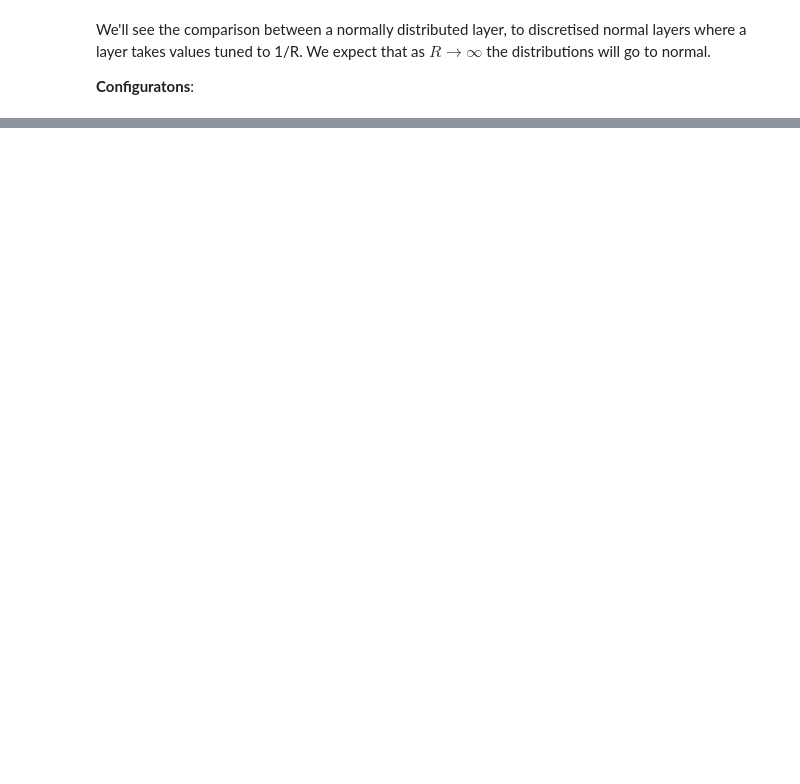
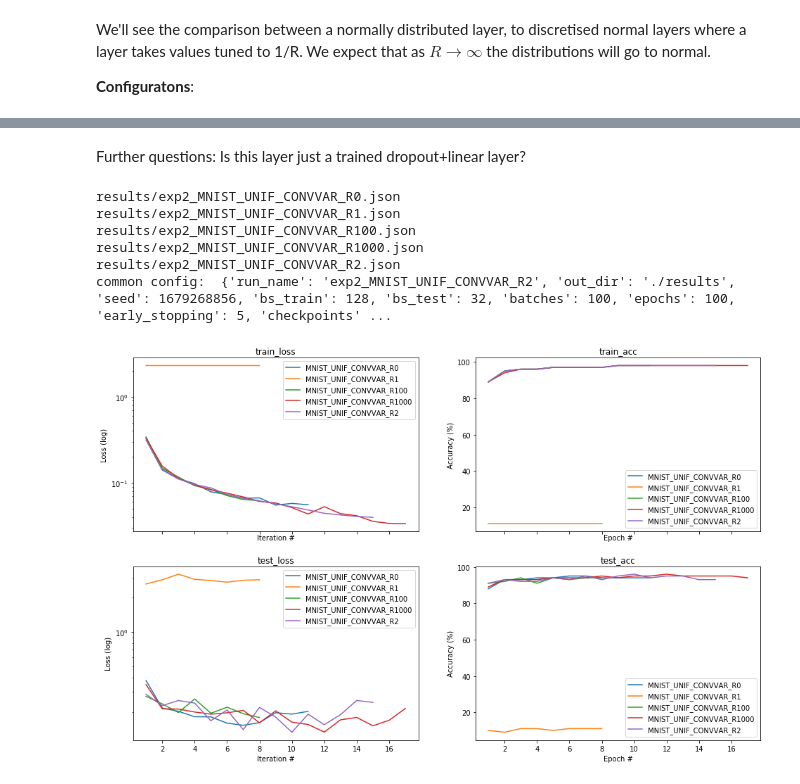
Before and after one commit to shayfroid/deep_learning_hw2, a Jupyter notebook: VarianceNetworks.ipynb, the cells around one changed output, grey strips where cells are left out. Cells and saved outputs as stored; diff of their text form; code cells hidden in the pictures; blank space fills up the shorter version.

```diff
--- a/VarianceNetworks.ipynb
+++ b/VarianceNetworks.ipynb
@@ -104,0 +118,12 @@ common config:  {'run_name': 'exp1_CIFAR10_NORM_CONVVAR_R2', 'out_dir': './resul
+# %% [markdown]
+Further questions: Is this layer just a trained dropout+linear layer?
+# %%
+plot_exp_results('exp2*.json')
+# %% [output]
+results/exp2_MNIST_UNIF_CONVVAR_R0.json
+results/exp2_MNIST_UNIF_CONVVAR_R1.json
+results/exp2_MNIST_UNIF_CONVVAR_R100.json
+results/exp2_MNIST_UNIF_CONVVAR_R1000.json
+results/exp2_MNIST_UNIF_CONVVAR_R2.json
+common config:  {'run_name': 'exp2_MNIST_UNIF_CONVVAR_R2', 'out_dir': './results', 'seed': 1679268856, 'bs_train': 128, 'bs_test': 32, 'batches': 100, 'epochs': 100, 'early_stopping': 5, 'checkpoints' ...
+[figure, added]
```
Also changed, not shown: parts of 12 cells of this notebook, 43 other files.
